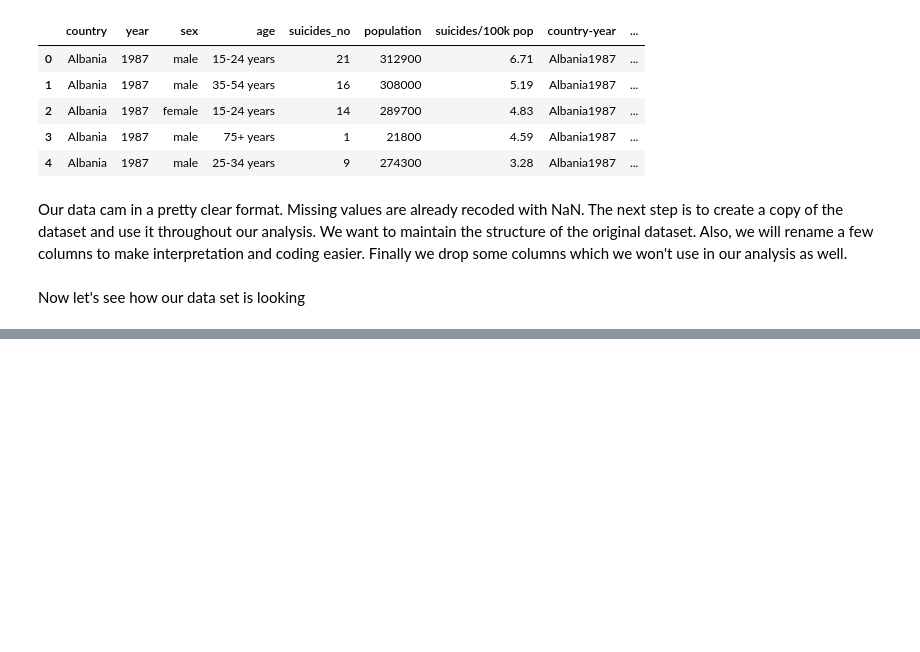
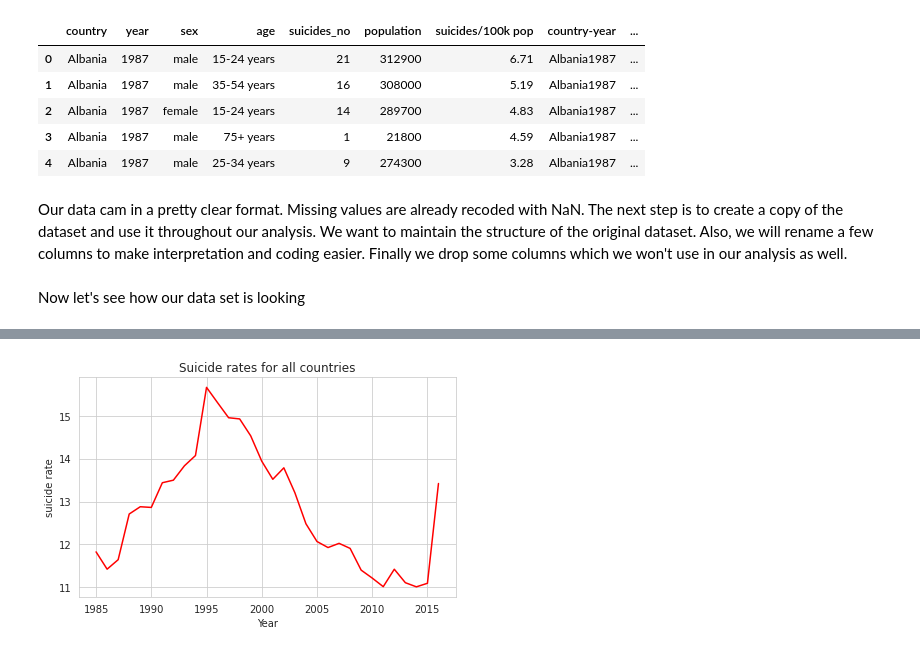
Before and after one commit to KwekuYamoah/Suicide-and-GDP-Case-Study, a Jupyter notebook: Suicide_and_GDP_Case_Study.ipynb, the cells around one changed output, grey strips where cells are left out. Saved outputs shown, nothing was run; the diff lists cells and outputs as text; code cells hidden in the pictures; blank space fills up the shorter version.

```diff
--- a/Suicide_and_GDP_Case_Study.ipynb
+++ b/Suicide_and_GDP_Case_Study.ipynb
@@ -149,0 +265,8 @@ df.head()
+# %%
+per_100K = dataset['suicides_per_100k']
+per_100K.plot(color="red", label='Total Suicides')
+decorate(xlabel='Year',
+         ylabel='suicide rate',
+         title='Suicide rates for all countries')
+# %% [output]
+[figure, added]
```
Also changed, not shown: parts of 28 cells of this notebook.
